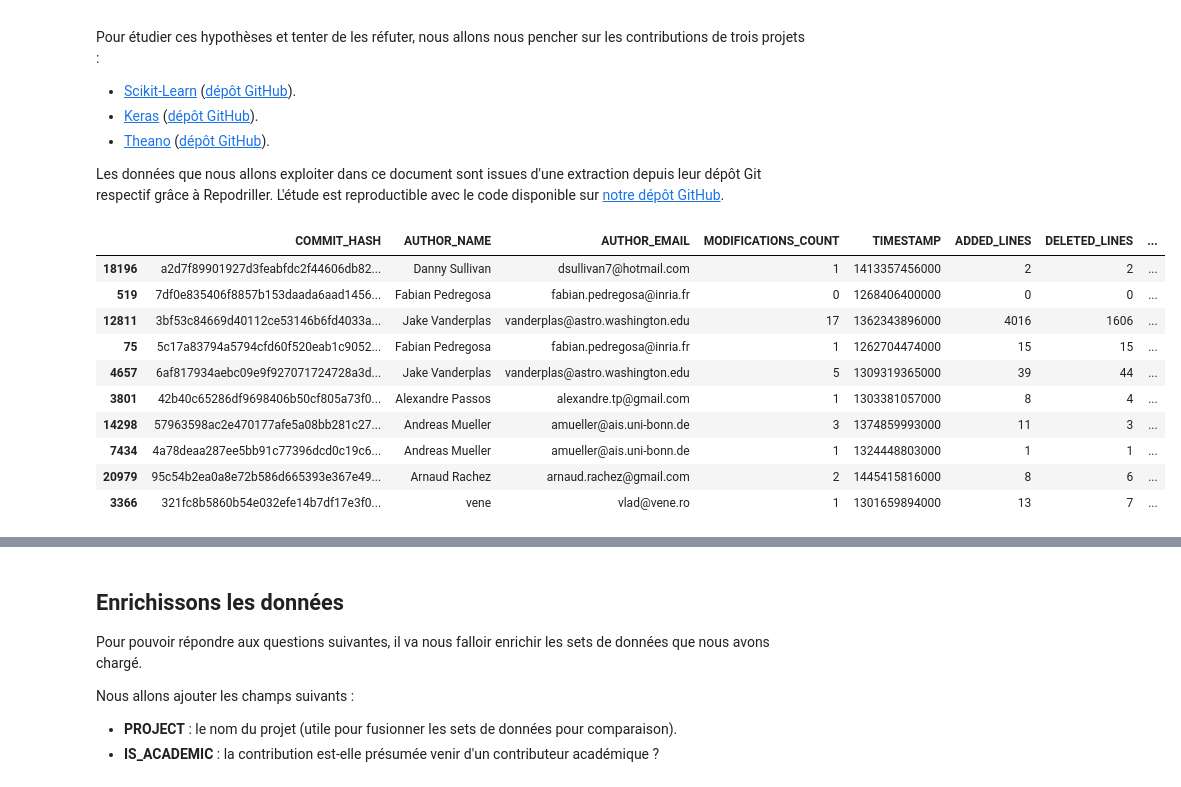
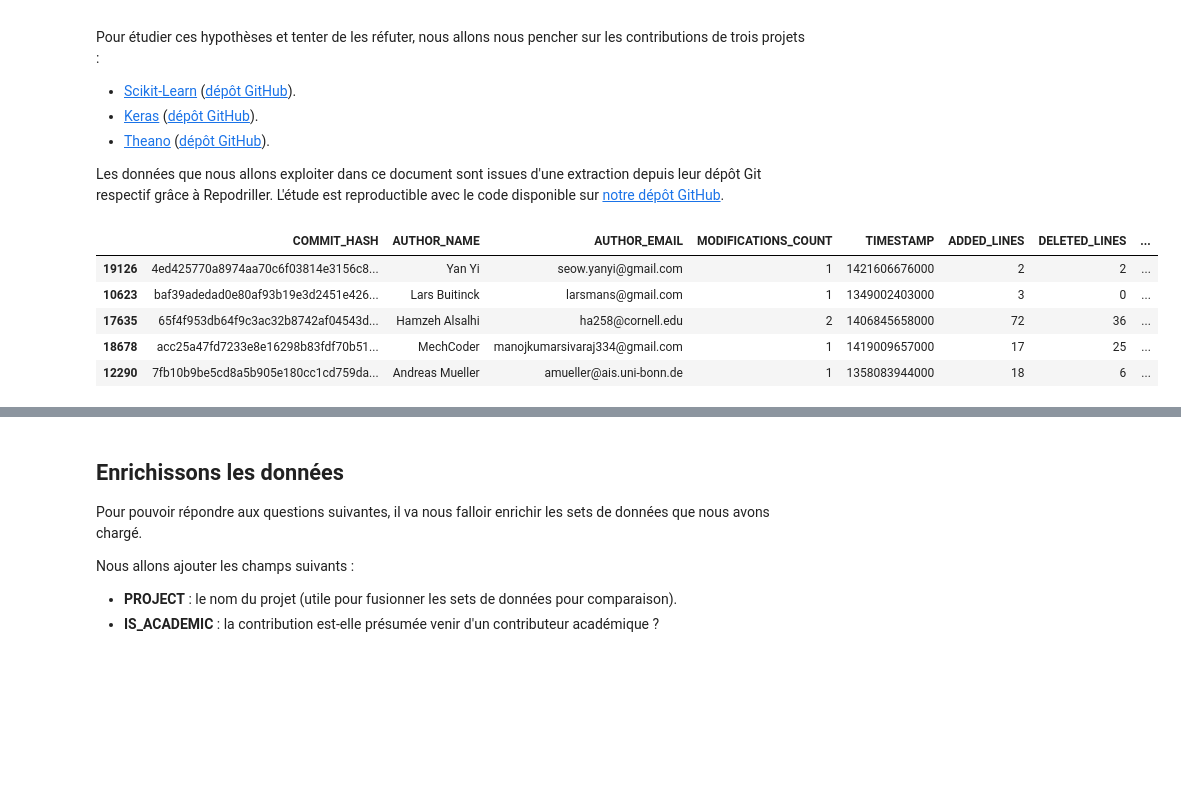
Before and after one commit to AntoineAube/commit-classification, a Jupyter notebook: academic-contributors.ipynb, the cells around one changed output, grey strips where cells are left out. Cells and saved outputs as stored; diff of their text form; code cells hidden in the pictures; blank space fills up the shorter version.

```diff
--- a/academic-contributors.ipynb
+++ b/academic-contributors.ipynb
@@ -33,20 +37,15 @@ sns.set_palette(sns.color_palette('hls', 8))
 # %%
 # Let us load the datasets.
 scikit_dataset = pd.read_csv('study-results/scikit-learn/exploration.csv')
 keras_dataset = pd.read_csv('study-results/keras/exploration.csv')
 theano_dataset = pd.read_csv('study-results/theano/exploration.csv')
 
 # For example, let us take a look to the Scikit-Learn dataset.
-scikit_dataset.sample(10)
+scikit_dataset.sample(5)
 # %% [output]
 |  | COMMIT_HASH | AUTHOR_NAME | AUTHOR_EMAIL | MODIFICATIONS_COUNT | TIMESTAMP | ADDED_LINES | DELETED_LINES | ... |
-| 18196 | a2d7f89901927d3feabfdc2f44606db82... | Danny Sullivan | dsullivan7@hotmail.com | 1 | 1413357456000 | 2 | 2 | ... |
-| 519 | 7df0e835406f8857b153daada6aad1456... | Fabian Pedregosa | fabian.pedregosa@inria.fr | 0 | 1268406400000 | 0 | 0 | ... |
-| 12811 | 3bf53c84669d40112ce53146b6fd4033a... | Jake Vanderplas | vanderplas@astro.washington.edu | 17 | 1362343896000 | 4016 | 1606 | ... |
-| 75 | 5c17a83794a5794cfd60f520eab1c9052... | Fabian Pedregosa | fabian.pedregosa@inria.fr | 1 | 1262704474000 | 15 | 15 | ... |
-| 4657 | 6af817934aebc09e9f927071724728a3d... | Jake Vanderplas | vanderplas@astro.washington.edu | 5 | 1309319365000 | 39 | 44 | ... |
-| 3801 | 42b40c65286df9698406b50cf805a73f0... | Alexandre Passos | alexandre.tp@gmail.com | 1 | 1303381057000 | 8 | 4 | ... |
-| 14298 | 57963598ac2e470177afe5a08bb281c27... | Andreas Mueller | amueller@ais.uni-bonn.de | 3 | 1374859993000 | 11 | 3 | ... |
-| 7434 | 4a78deaa287ee5bb91c77396dcd0c19c6... | Andreas Mueller | amueller@ais.uni-bonn.de | 1 | 1324448803000 | 1 | 1 | ... |
-| 20979 | 95c54b2ea0a8e72b586d665393e367e49... | Arnaud Rachez | arnaud.rachez@gmail.com | 2 | 1445415816000 | 8 | 6 | ... |
-| 3366 | 321fc8b5860b54e032efe14b7df17e3f0... | vene | vlad@vene.ro | 1 | 1301659894000 | 13 | 7 | ... |
+| 19126 | 4ed425770a8974aa70c6f03814e3156c8... | Yan Yi | seow.yanyi@gmail.com | 1 | 1421606676000 | 2 | 2 | ... |
+| 10623 | baf39adedad0e80af93b19e3d2451e426... | Lars Buitinck | larsmans@gmail.com | 1 | 1349002403000 | 3 | 0 | ... |
+| 17635 | 65f4f953db64f9c3ac32b8742af04543d... | Hamzeh Alsalhi | ha258@cornell.edu | 2 | 1406845658000 | 72 | 36 | ... |
+| 18678 | acc25a47fd7233e8e16298b83fdf70b51... | MechCoder | manojkumarsivaraj334@gmail.com | 1 | 1419009657000 | 17 | 25 | ... |
+| 12290 | 7fb10b9be5cd8a5b905e180cc1cd759da... | Andreas Mueller | amueller@ais.uni-bonn.de | 1 | 1358083944000 | 18 | 6 | ... |
```
Also changed, not shown: parts of 10 cells of this notebook, 1 other file.
